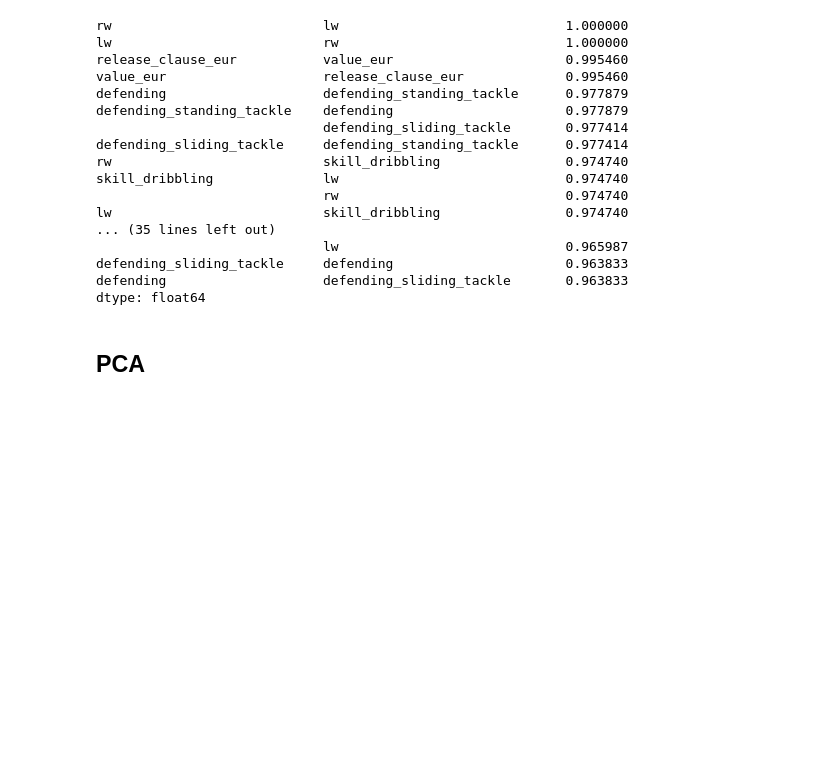
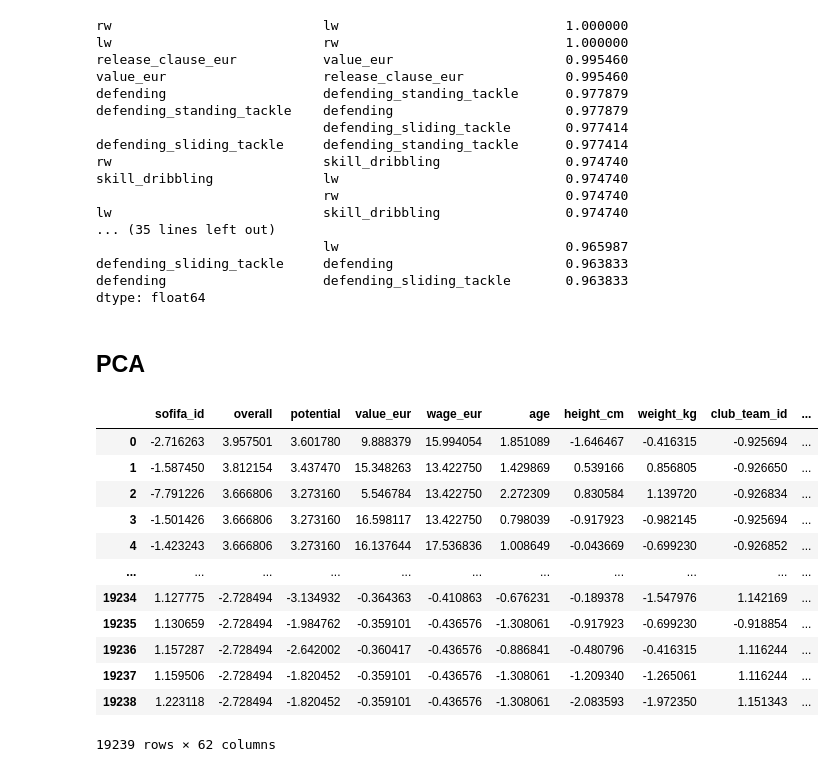
Before and after one commit to wojtek2288/ppd-projekt, a Jupyter notebook: ppd_projekt.ipynb, the cells around one changed output. Cells and saved outputs as stored; diff of their text form; code cells hidden in the pictures; blank space fills up the shorter version.

```diff
--- a/ppd_projekt.ipynb
+++ b/ppd_projekt.ipynb
@@ -194,3 +197,23 @@ dtype: float64
+# %%
+# standarize data and remove NaNs
+numericColumns = dataNumeric.select_dtypes(include='number').columns.tolist()
+dataNoNans = dataNumeric[numericColumns].fillna(0, inplace=False)
+dataNoNans[numericColumns] = StandardScaler().fit_transform(dataNoNans[numericColumns])
+dataNoNans
+# %% [output]
+|  | sofifa_id | overall | potential | value_eur | wage_eur | age | height_cm | weight_kg | club_team_id | ... |
+| 0 | -2.716263 | 3.957501 | 3.601780 | 9.888379 | 15.994054 | 1.851089 | -1.646467 | -0.416315 | -0.925694 | ... |
+| 1 | -1.587450 | 3.812154 | 3.437470 | 15.348263 | 13.422750 | 1.429869 | 0.539166 | 0.856805 | -0.926650 | ... |
+| 2 | -7.791226 | 3.666806 | 3.273160 | 5.546784 | 13.422750 | 2.272309 | 0.830584 | 1.139720 | -0.926834 | ... |
+| 3 | -1.501426 | 3.666806 | 3.273160 | 16.598117 | 13.422750 | 0.798039 | -0.917923 | -0.982145 | -0.925694 | ... |
+| 4 | -1.423243 | 3.666806 | 3.273160 | 16.137644 | 17.536836 | 1.008649 | -0.043669 | -0.699230 | -0.926852 | ... |
+| ... | ... | ... | ... | ... | ... | ... | ... | ... | ... | ... |
+| 19234 | 1.127775 | -2.728494 | -3.134932 | -0.364363 | -0.410863 | -0.676231 | -0.189378 | -1.547976 | 1.142169 | ... |
+| 19235 | 1.130659 | -2.728494 | -1.984762 | -0.359101 | -0.436576 | -1.308061 | -0.917923 | -0.699230 | -0.918854 | ... |
+| 19236 | 1.157287 | -2.728494 | -2.642002 | -0.360417 | -0.436576 | -0.886841 | -0.480796 | -0.416315 | 1.116244 | ... |
+| 19237 | 1.159506 | -2.728494 | -1.820452 | -0.359101 | -0.436576 | -1.308061 | -1.209340 | -1.265061 | 1.116244 | ... |
+| 19238 | 1.223118 | -2.728494 | -1.820452 | -0.359101 | -0.436576 | -1.308061 | -2.083593 | -1.972350 | 1.151343 | ... |
+19239 rows × 62 columns
 # %%
 from sklearn.decomposition import PCA
 
```
Also changed, not shown: parts of 8 cells of this notebook.
